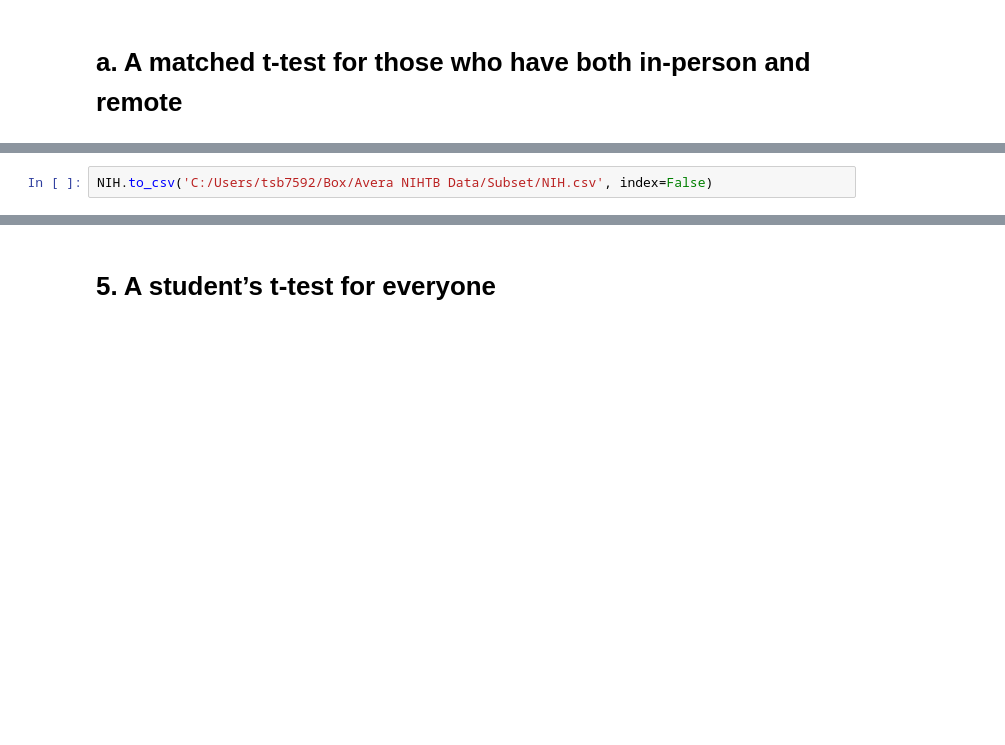
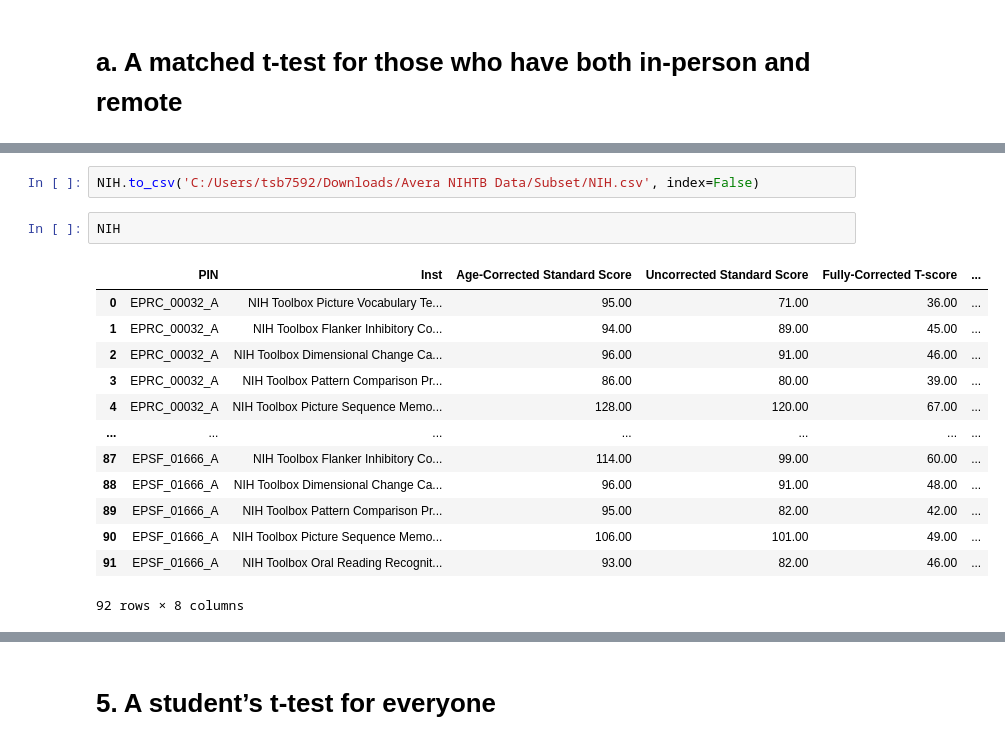
Before and after one commit to tianchu-shu/NWMSS, a Jupyter notebook: Avera/In_person_vs_remote.ipynb, the cells around one changed output, grey strips where cells are left out. Drawn from its saved outputs; the diff is of its cells as text; blank space fills up the shorter version.

```diff
--- a/Avera/In_person_vs_remote.ipynb
+++ b/Avera/In_person_vs_remote.ipynb
@@ -1131,7 +1140,23 @@ def matched_ttest(data, match = None):
         print('')
     return
 # %%
-NIH.to_csv('C:/Users/tsb7592/Box/Avera NIHTB Data/Subset/NIH.csv', index=False)
+NIH.to_csv('C:/Users/tsb7592/Downloads/Avera NIHTB Data/Subset/NIH.csv', index=False)
+# %%
+NIH
+# %% [output]
+|  | PIN | Inst | Age-Corrected Standard Score | Uncorrected Standard Score | Fully-Corrected T-score | ... |
+| 0 | EPRC_00032_A | NIH Toolbox Picture Vocabulary Te... | 95.00 | 71.00 | 36.00 | ... |
+| 1 | EPRC_00032_A | NIH Toolbox Flanker Inhibitory Co... | 94.00 | 89.00 | 45.00 | ... |
+| 2 | EPRC_00032_A | NIH Toolbox Dimensional Change Ca... | 96.00 | 91.00 | 46.00 | ... |
+| 3 | EPRC_00032_A | NIH Toolbox Pattern Comparison Pr... | 86.00 | 80.00 | 39.00 | ... |
+| 4 | EPRC_00032_A | NIH Toolbox Picture Sequence Memo... | 128.00 | 120.00 | 67.00 | ... |
+| ... | ... | ... | ... | ... | ... | ... |
+| 87 | EPSF_01666_A | NIH Toolbox Flanker Inhibitory Co... | 114.00 | 99.00 | 60.00 | ... |
+| 88 | EPSF_01666_A | NIH Toolbox Dimensional Change Ca... | 96.00 | 91.00 | 48.00 | ... |
+| 89 | EPSF_01666_A | NIH Toolbox Pattern Comparison Pr... | 95.00 | 82.00 | 42.00 | ... |
+| 90 | EPSF_01666_A | NIH Toolbox Picture Sequence Memo... | 106.00 | 101.00 | 49.00 | ... |
+| 91 | EPSF_01666_A | NIH Toolbox Oral Reading Recognit... | 93.00 | 82.00 | 46.00 | ... |
+92 rows × 8 columns
 # %%
 from statistics import mean, stdev
 print('***NIH: A matched t-test for those who have both in-person and remote***\n')
```
Also changed, not shown: parts of 34 cells of this notebook.
